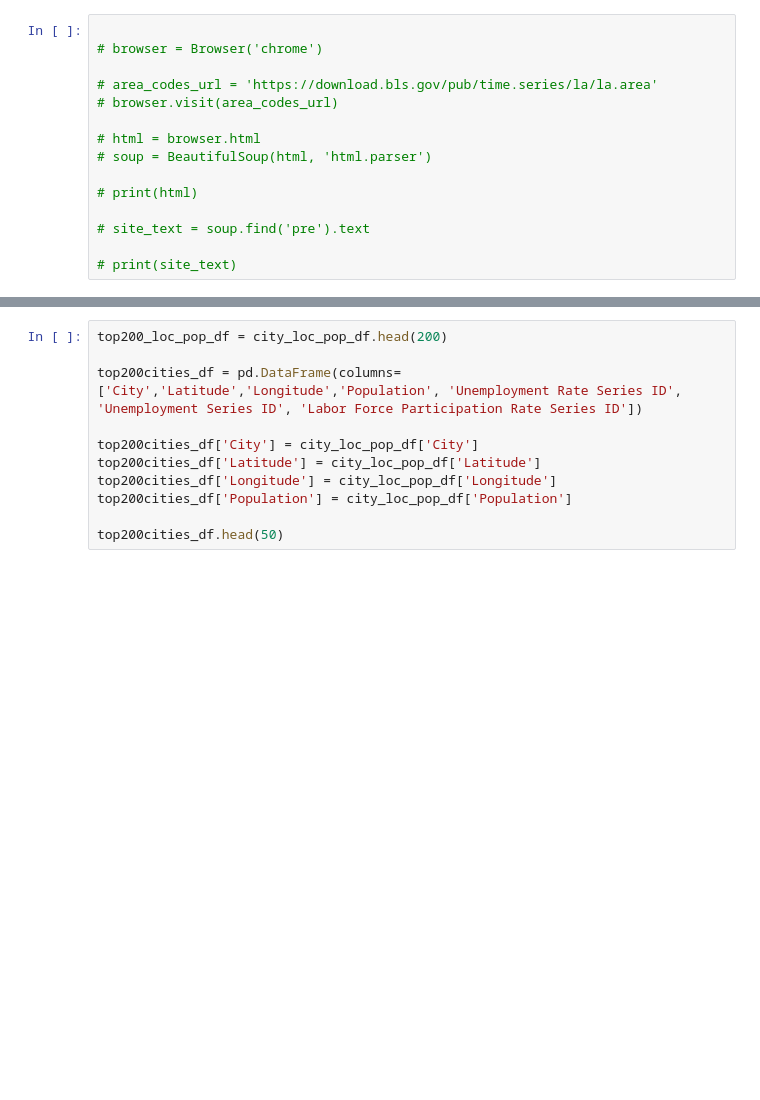
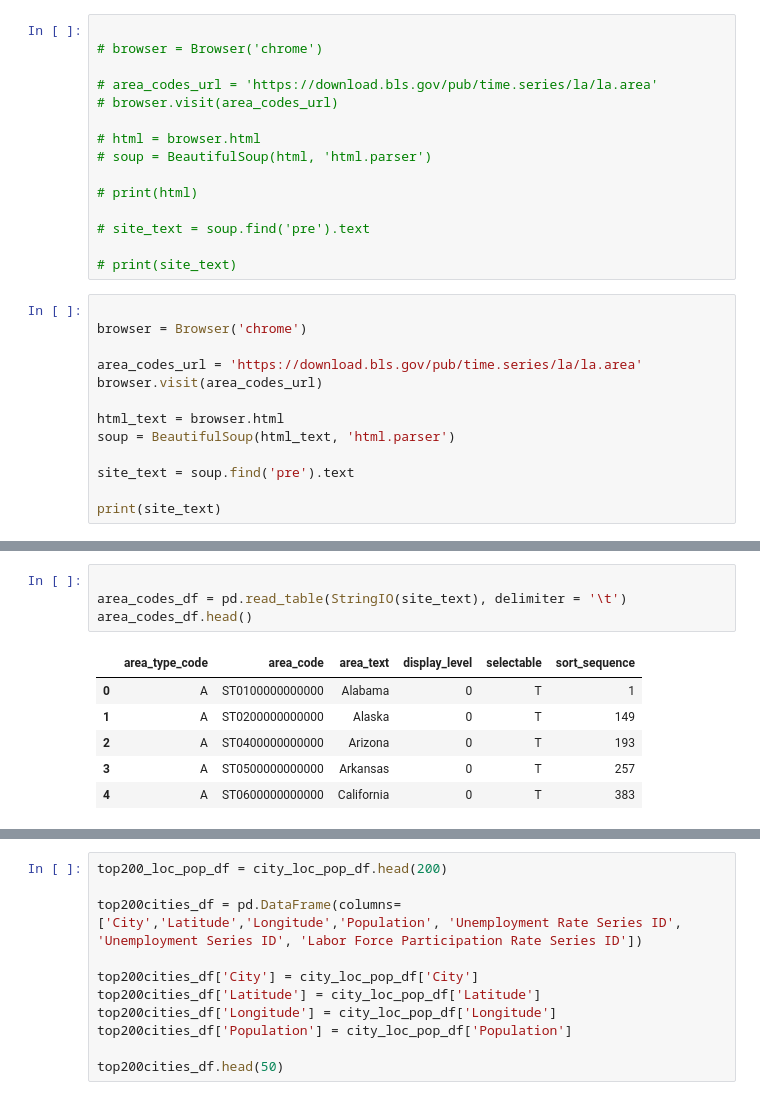
Before and after one commit to ryanmcr17/city-level-employment, a Jupyter notebook: cityDataETL/cityDataETL.ipynb, the cells around one changed output, grey strips where cells are left out. Drawn from its saved outputs; the diff is of its cells as text; blank space fills up the shorter version.

```diff
--- a/cityDataETL/cityDataETL.ipynb
+++ b/cityDataETL/cityDataETL.ipynb
@@ -110,3 +112,16 @@ metric_df.head(10)
 # site_text = soup.find('pre').text
 
 # print(site_text)
+# %%
+
+browser = Browser('chrome')
+
+area_codes_url = 'https://download.bls.gov/pub/time.series/la/la.area'
+browser.visit(area_codes_url)
+
+html_text = browser.html
+soup = BeautifulSoup(html_text, 'html.parser')
+
+site_text = soup.find('pre').text
+
+print(site_text)
@@ -112,0 +146,11 @@ metric_df.head(10)
+# %%
+
+area_codes_df = pd.read_table(StringIO(site_text), delimiter = '\t')
+area_codes_df.head()
+# %% [output]
+|  | area_type_code | area_code | area_text | display_level | selectable | sort_sequence |
+| 0 | A | ST0100000000000 | Alabama | 0 | T | 1 |
+| 1 | A | ST0200000000000 | Alaska | 0 | T | 149 |
+| 2 | A | ST0400000000000 | Arizona | 0 | T | 193 |
+| 3 | A | ST0500000000000 | Arkansas | 0 | T | 257 |
+| 4 | A | ST0600000000000 | California | 0 | T | 383 |
```
Also changed, not shown: parts of 14 cells of this notebook, 5 other files.
